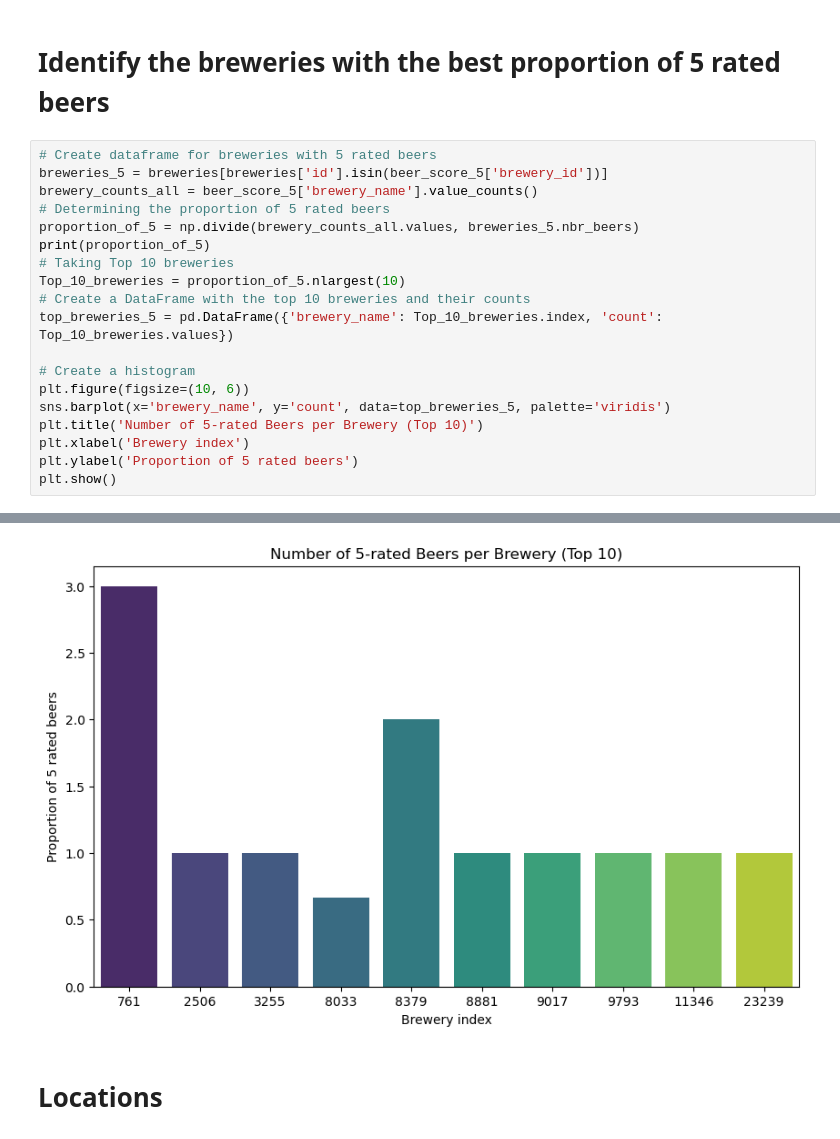
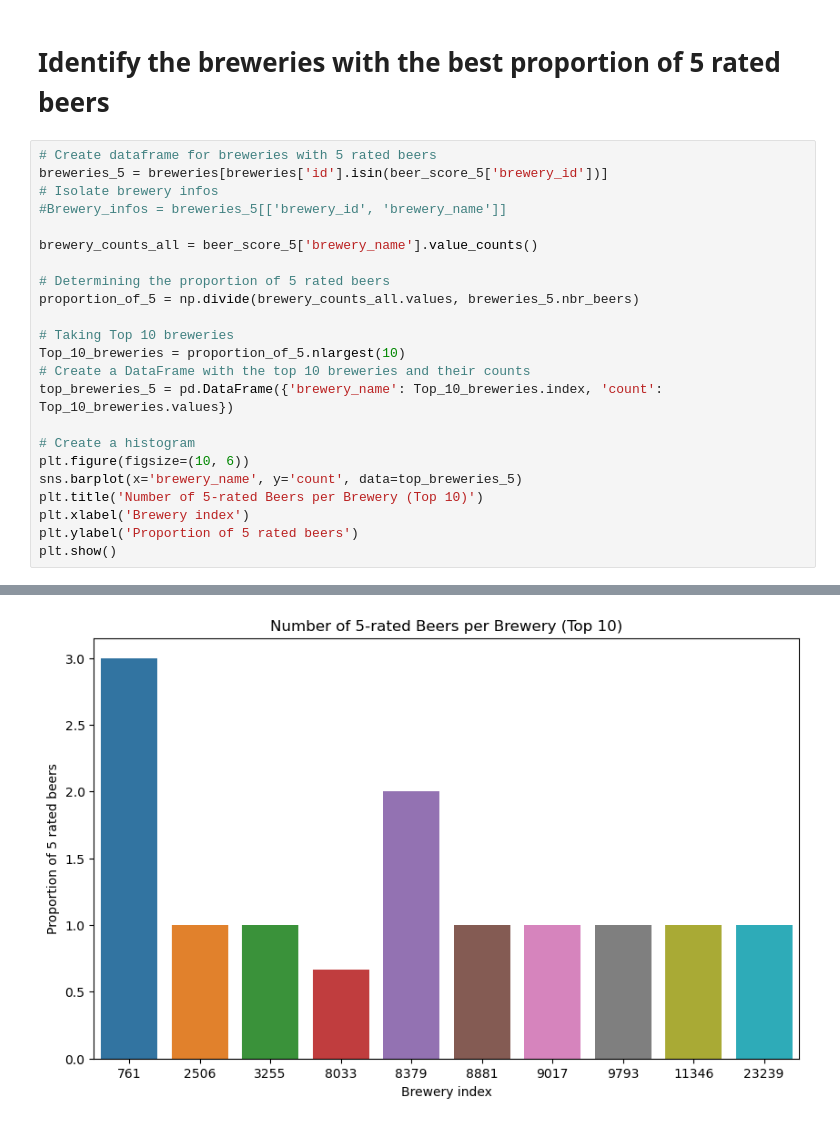
Before and after one commit to epfl-ada/ada-2023-project-laremontada61, a Jupyter notebook: EDA_CCT.ipynb, the cells around one changed output, grey strips where cells are left out. Cells and saved outputs as stored; diff of their text form.

```diff
--- a/EDA_CCT.ipynb
+++ b/EDA_CCT.ipynb
@@ -102,10 +118,14 @@ plt.show()
 # %%
 # Create dataframe for breweries with 5 rated beers
 breweries_5 = breweries[breweries['id'].isin(beer_score_5['brewery_id'])]
+# Isolate brewery infos
+#Brewery_infos = breweries_5[['brewery_id', 'brewery_name']]
+
 brewery_counts_all = beer_score_5['brewery_name'].value_counts()
+
 # Determining the proportion of 5 rated beers
 proportion_of_5 = np.divide(brewery_counts_all.values, breweries_5.nbr_beers)
-print(proportion_of_5)
+
 # Taking Top 10 breweries
 Top_10_breweries = proportion_of_5.nlargest(10)
 # Create a DataFrame with the top 10 breweries and their counts
@@ -113,7 +133,7 @@ top_breweries_5 = pd.DataFrame({'brewery_name': Top_10_breweries.index, 'count':
 
 # Create a histogram
 plt.figure(figsize=(10, 6))
-sns.barplot(x='brewery_name', y='count', data=top_breweries_5, palette='viridis')
+sns.barplot(x='brewery_name', y='count', data=top_breweries_5)
 plt.title('Number of 5-rated Beers per Brewery (Top 10)')
 plt.xlabel('Brewery index')
 plt.ylabel('Proportion of 5 rated beers')
@@ -139,3 +159 @@ Name: nbr_beers, Length: 124, dtype: float64
-[figure, old version]
+[figure, new version]
-# %% [markdown]
-# Locations
```
Also changed, not shown: parts of 6 cells of this notebook.
